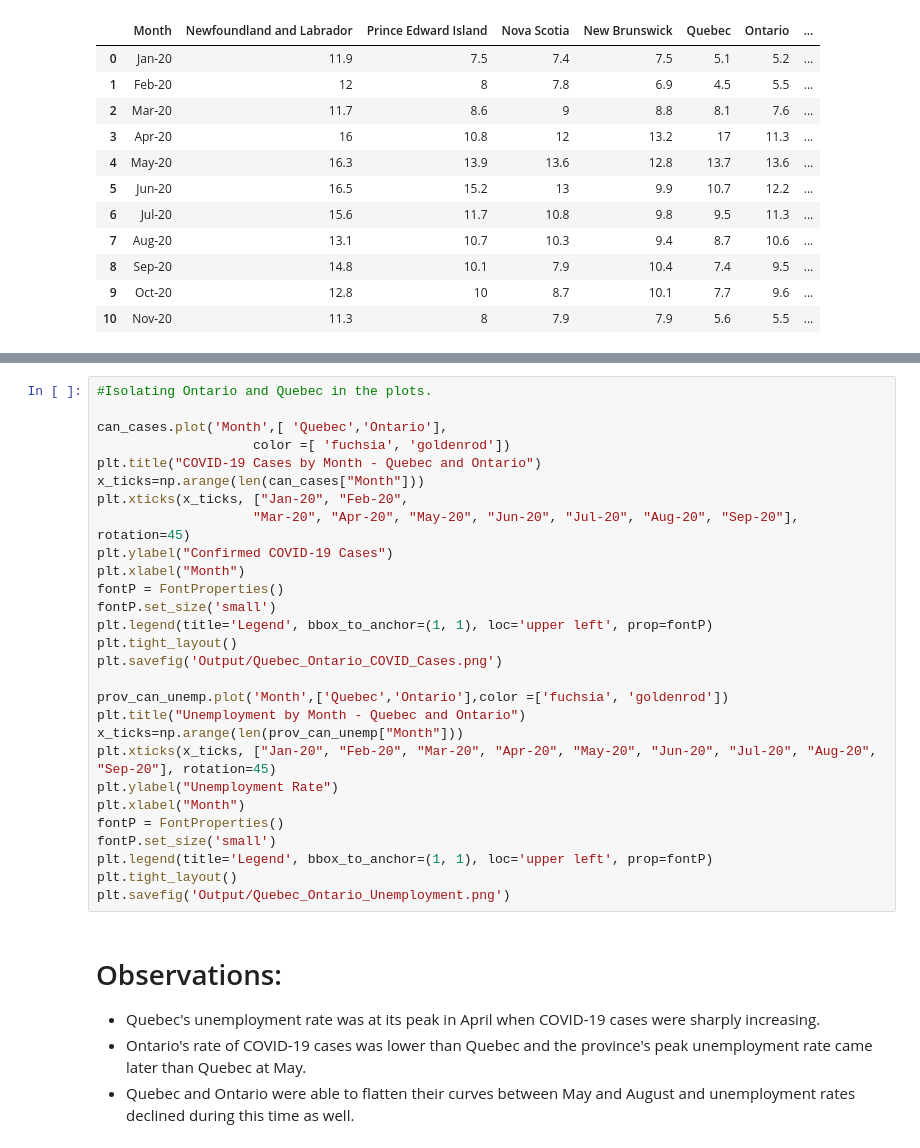
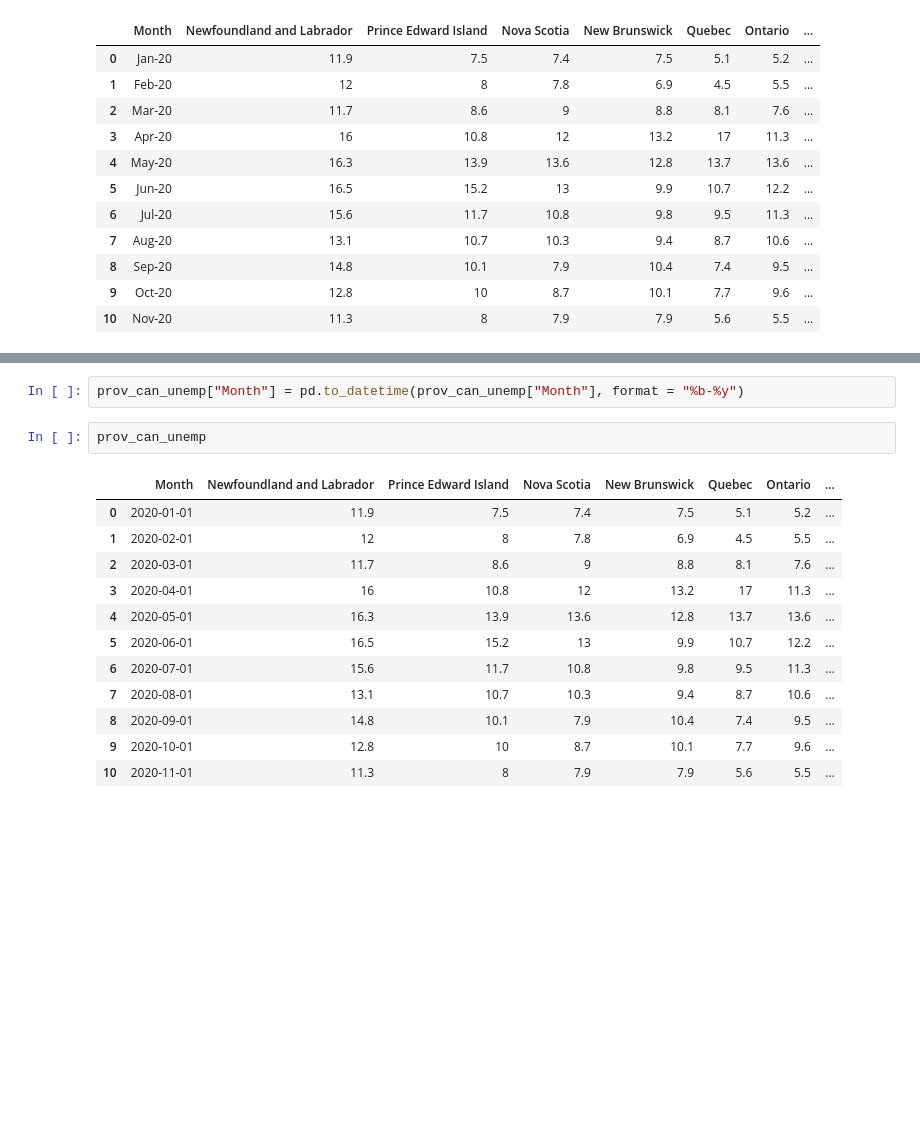
Before and after one commit to chenghaohan/ETL_Project_2, a Jupyter notebook: Unemployment.ipynb, the cells around one changed output, grey strips where cells are left out. Saved outputs shown, nothing was run; the diff lists cells and outputs as text; blank space fills up the shorter version.

Commit message:
Unemployment

```diff
--- a/Unemployment.ipynb
+++ b/Unemployment.ipynb
@@ -266,34 +122,17 @@ plt.savefig('Output/Provincial_Unemployment.png')
-# %%
-#Isolating Ontario and Quebec in the plots.
-
-can_cases.plot('Month',[ 'Quebec','Ontario'],
-                    color =[ 'fuchsia', 'goldenrod'])
-plt.title("COVID-19 Cases by Month - Quebec and Ontario")
-x_ticks=np.arange(len(can_cases["Month"]))
-plt.xticks(x_ticks, ["Jan-20", "Feb-20",
-                    "Mar-20", "Apr-20", "May-20", "Jun-20", "Jul-20", "Aug-20", "Sep-20"], rotation=45)
-plt.ylabel("Confirmed COVID-19 Cases")
-plt.xlabel("Month")
-fontP = FontProperties()
-fontP.set_size('small')
-plt.legend(title='Legend', bbox_to_anchor=(1, 1), loc='upper left', prop=fontP)
-plt.tight_layout()
-plt.savefig('Output/Quebec_Ontario_COVID_Cases.png')
-
-prov_can_unemp.plot('Month',['Quebec','Ontario'],color =['fuchsia', 'goldenrod'])
-plt.title("Unemployment by Month - Quebec and Ontario")
-x_ticks=np.arange(len(prov_can_unemp["Month"]))
-plt.xticks(x_ticks, ["Jan-20", "Feb-20", "Mar-20", "Apr-20", "May-20", "Jun-20", "Jul-20", "Aug-20", "Sep-20"], rotation=45)
-plt.ylabel("Unemployment Rate")
-plt.xlabel("Month")
-fontP = FontProperties()
-fontP.set_size('small')
-plt.legend(title='Legend', bbox_to_anchor=(1, 1), loc='upper left', prop=fontP)
-plt.tight_layout()
-plt.savefig('Output/Quebec_Ontario_Unemployment.png')
-# %% [markdown]
-# Observations:
-
-* Quebec's unemployment rate was at its peak in April when COVID-19 cases were sharply increasing.
-* Ontario's rate of COVID-19 cases was lower than Quebec and the province's peak unemployment rate came later than Quebec at May.
-* Quebec and Ontario were able to flatten their curves between May and August and unemployment rates declined during this time as well.
+# %%
+prov_can_unemp["Month"] = pd.to_datetime(prov_can_unemp["Month"], format = "%b-%y")
+# %%
+prov_can_unemp
+# %% [output]
+|  | Month | Newfoundland and Labrador | Prince Edward Island | Nova Scotia | New Brunswick | Quebec | Ontario | ... |
+| 0 | 2020-01-01 | 11.9 | 7.5 | 7.4 | 7.5 | 5.1 | 5.2 | ... |
+| 1 | 2020-02-01 | 12 | 8 | 7.8 | 6.9 | 4.5 | 5.5 | ... |
+| 2 | 2020-03-01 | 11.7 | 8.6 | 9 | 8.8 | 8.1 | 7.6 | ... |
+| 3 | 2020-04-01 | 16 | 10.8 | 12 | 13.2 | 17 | 11.3 | ... |
+| 4 | 2020-05-01 | 16.3 | 13.9 | 13.6 | 12.8 | 13.7 | 13.6 | ... |
+| 5 | 2020-06-01 | 16.5 | 15.2 | 13 | 9.9 | 10.7 | 12.2 | ... |
+| 6 | 2020-07-01 | 15.6 | 11.7 | 10.8 | 9.8 | 9.5 | 11.3 | ... |
+| 7 | 2020-08-01 | 13.1 | 10.7 | 10.3 | 9.4 | 8.7 | 10.6 | ... |
+| 8 | 2020-09-01 | 14.8 | 10.1 | 7.9 | 10.4 | 7.4 | 9.5 | ... |
+| 9 | 2020-10-01 | 12.8 | 10 | 8.7 | 10.1 | 7.7 | 9.6 | ... |
+| 10 | 2020-11-01 | 11.3 | 8 | 7.9 | 7.9 | 5.6 | 5.5 | ... |
```
Also changed, not shown: parts of 11 cells of this notebook, 1 other file.
